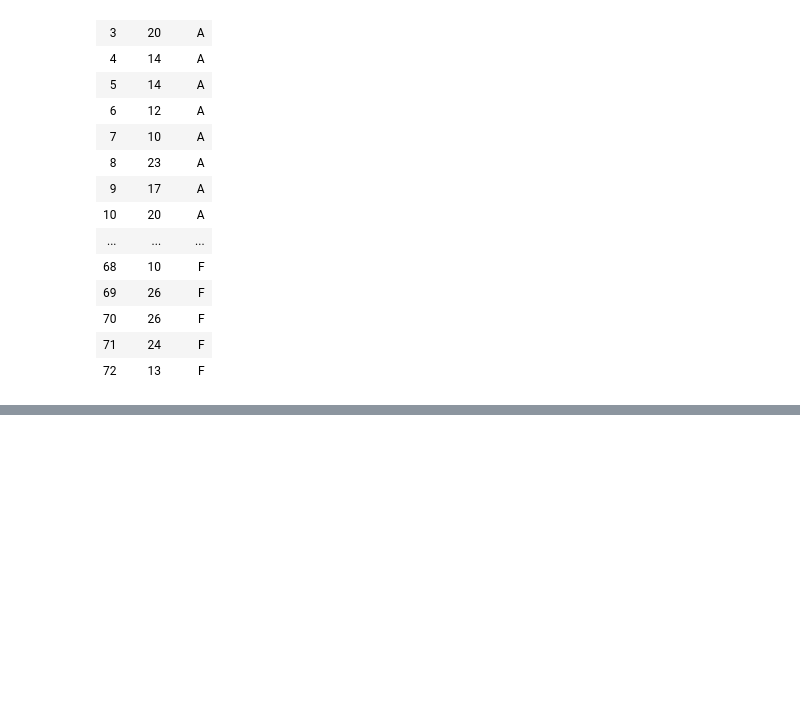
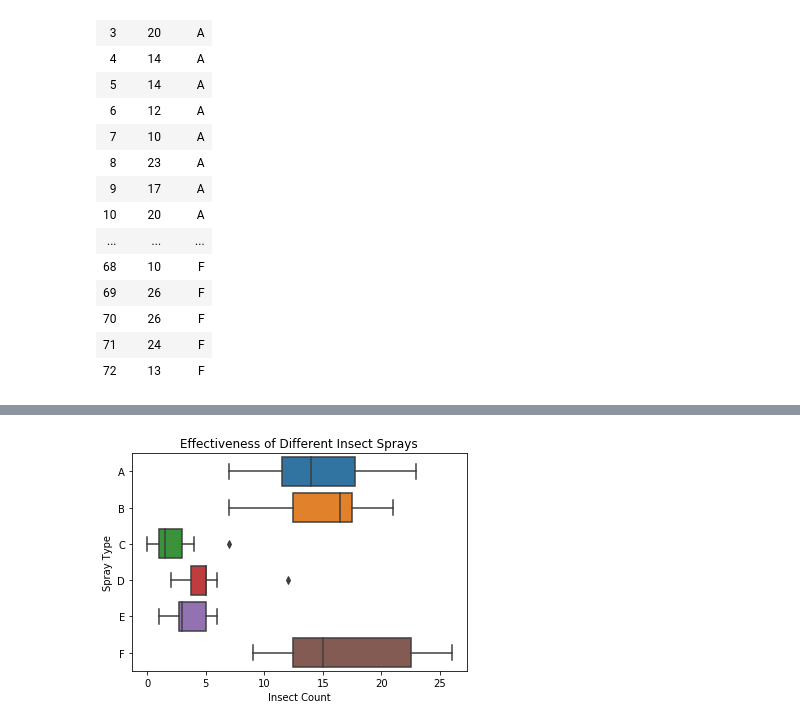
Before and after one commit to RyanMcCall/python-exercises, a Jupyter notebook: 4.8.5_seaborn_exercises.ipynb, the cells around one changed output, grey strips where cells are left out. Drawn from its saved outputs; the diff is of its cells as text; code cells hidden in the pictures; blank space fills up the shorter version.

```diff
--- a/4.8.5_seaborn_exercises.ipynb
+++ b/4.8.5_seaborn_exercises.ipynb
@@ -115,0 +136,8 @@ insect_sprays
+# %%
+sns.boxplot(data=insect_sprays, x='count', y='spray')
+plt.title("Effectiveness of Different Insect Sprays")
+plt.xlabel('Insect Count')
+plt.ylabel('Spray Type')
+plt.show()
+# %% [output]
+[figure, added]
```
Also changed, not shown: parts of 4 cells of this notebook.
